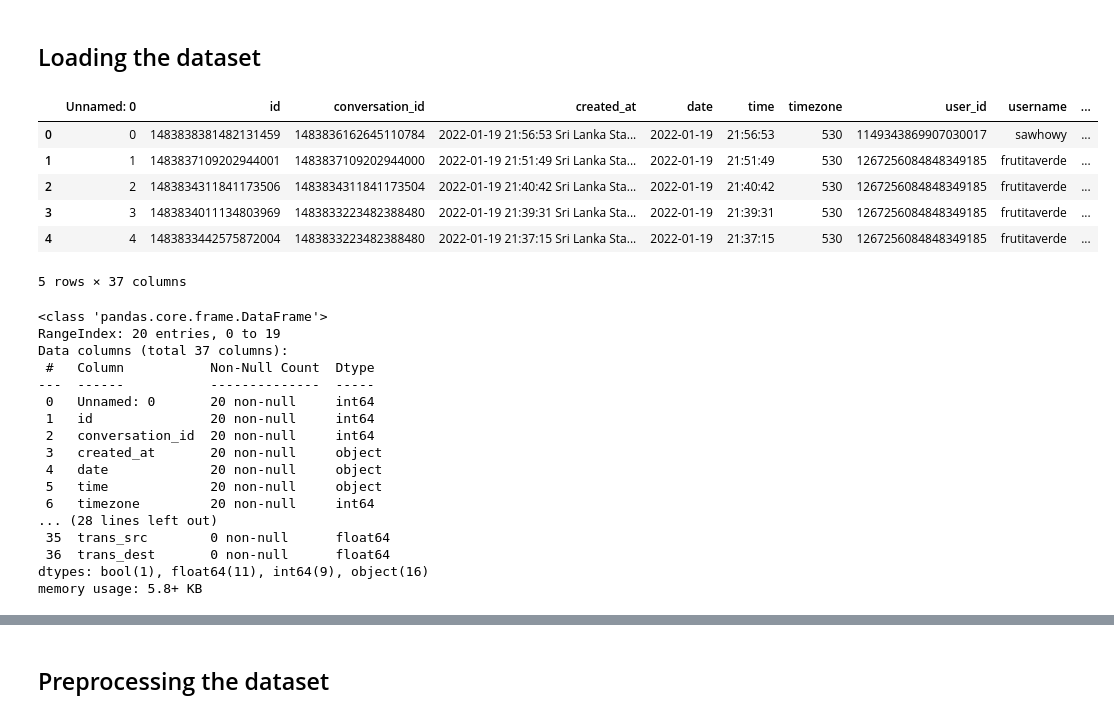
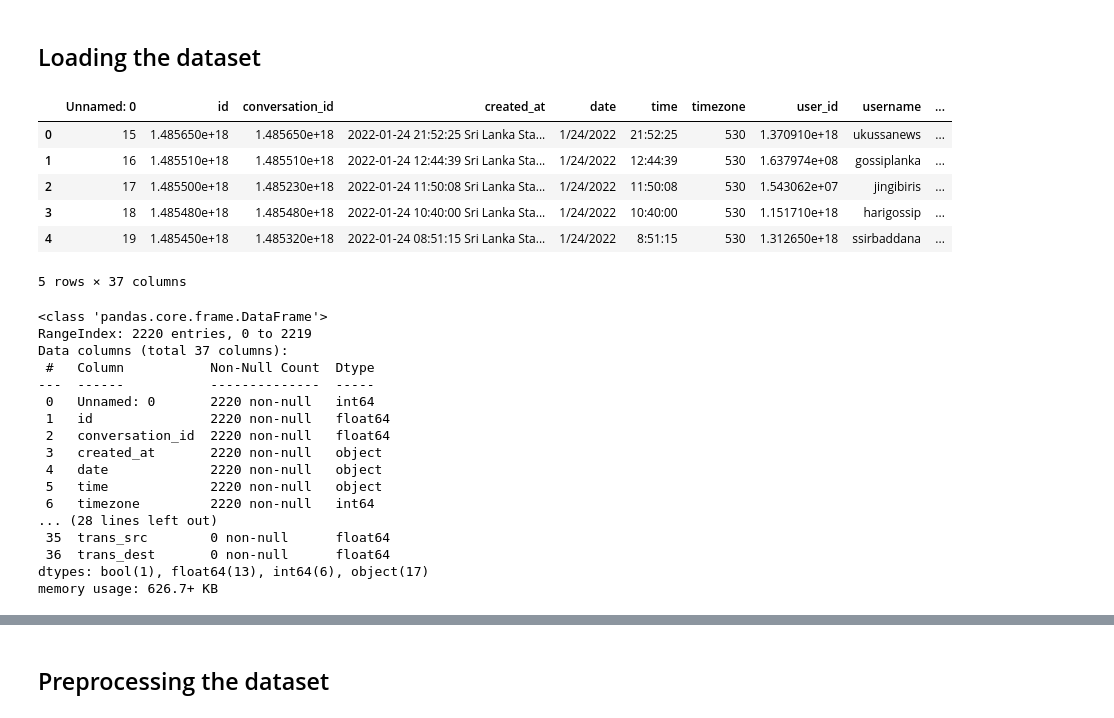
Before and after one commit to lakshitha1629/Offensive_Language_Detector, a Jupyter notebook: Preprocessing.ipynb, the cells around one changed output, grey strips where cells are left out. Drawn from its saved outputs; the diff is of its cells as text; code cells hidden in the pictures.

```diff
--- a/Preprocessing.ipynb
+++ b/Preprocessing.ipynb
@@ -15,34 +15,34 @@ warnings.filterwarnings('ignore')
 # %% [markdown]
 ## Loading the dataset
 # %%
-df = pd.read_csv('sinhala_offensive_language.csv')
+df = pd.read_csv('negative_new_කොටි.csv', encoding='utf-8')
 df.head()
 # %% [output]
 |  | Unnamed: 0 | id | conversation_id | created_at | date | time | timezone | user_id | username | ... |
-| 0 | 0 | 1483838381482131459 | 1483836162645110784 | 2022-01-19 21:56:53 Sri Lanka Sta... | 2022-01-19 | 21:56:53 | 530 | 1149343869907030017 | sawhowy | ... |
-| 1 | 1 | 1483837109202944001 | 1483837109202944000 | 2022-01-19 21:51:49 Sri Lanka Sta... | 2022-01-19 | 21:51:49 | 530 | 1267256084848349185 | frutitaverde | ... |
-| 2 | 2 | 1483834311841173506 | 1483834311841173504 | 2022-01-19 21:40:42 Sri Lanka Sta... | 2022-01-19 | 21:40:42 | 530 | 1267256084848349185 | frutitaverde | ... |
-| 3 | 3 | 1483834011134803969 | 1483833223482388480 | 2022-01-19 21:39:31 Sri Lanka Sta... | 2022-01-19 | 21:39:31 | 530 | 1267256084848349185 | frutitaverde | ... |
-| 4 | 4 | 1483833442575872004 | 1483833223482388480 | 2022-01-19 21:37:15 Sri Lanka Sta... | 2022-01-19 | 21:37:15 | 530 | 1267256084848349185 | frutitaverde | ... |
+| 0 | 15 | 1.485650e+18 | 1.485650e+18 | 2022-01-24 21:52:25 Sri Lanka Sta... | 1/24/2022 | 21:52:25 | 530 | 1.370910e+18 | ukussanews | ... |
+| 1 | 16 | 1.485510e+18 | 1.485510e+18 | 2022-01-24 12:44:39 Sri Lanka Sta... | 1/24/2022 | 12:44:39 | 530 | 1.637974e+08 | gossiplanka | ... |
+| 2 | 17 | 1.485500e+18 | 1.485230e+18 | 2022-01-24 11:50:08 Sri Lanka Sta... | 1/24/2022 | 11:50:08 | 530 | 1.543062e+07 | jingibiris | ... |
+| 3 | 18 | 1.485480e+18 | 1.485480e+18 | 2022-01-24 10:40:00 Sri Lanka Sta... | 1/24/2022 | 10:40:00 | 530 | 1.151710e+18 | harigossip | ... |
+| 4 | 19 | 1.485450e+18 | 1.485320e+18 | 2022-01-24 08:51:15 Sri Lanka Sta... | 1/24/2022 | 8:51:15 | 530 | 1.312650e+18 | ssirbaddana | ... |
 5 rows × 37 columns
 # %%
 # datatype info
 df.info()
 # %% [output]
 <class 'pandas.core.frame.DataFrame'>
-RangeIndex: 20 entries, 0 to 19
+RangeIndex: 2220 entries, 0 to 2219
 Data columns (total 37 columns):
  #   Column           Non-Null Count  Dtype
 ---  ------           --------------  -----
- 0   Unnamed: 0       20 non-null     int64
- 1   id               20 non-null     int64
- 2   conversation_id  20 non-null     int64
- 3   created_at       20 non-null     object
- 4   date             20 non-null     object
- 5   time             20 non-null     object
- 6   timezone         20 non-null     int64
+ 0   Unnamed: 0       2220 non-null   int64
+ 1   id               2220 non-null   float64
+ 2   conversation_id  2220 non-null   float64
+ 3   created_at       2220 non-null   object
+ 4   date             2220 non-null   object
+ 5   time             2220 non-null   object
+ 6   timezone         2220 non-null   int64
 ... (28 lines left out)
  35  trans_src        0 non-null      float64
  36  trans_dest       0 non-null      float64
-dtypes: bool(1), float64(11), int64(9), object(16)
-memory usage: 5.8+ KB
+dtypes: bool(1), float64(13), int64(6), object(17)
+memory usage: 626.7+ KB
```
Also changed, not shown: parts of 24 cells of this notebook, 5 other files.
